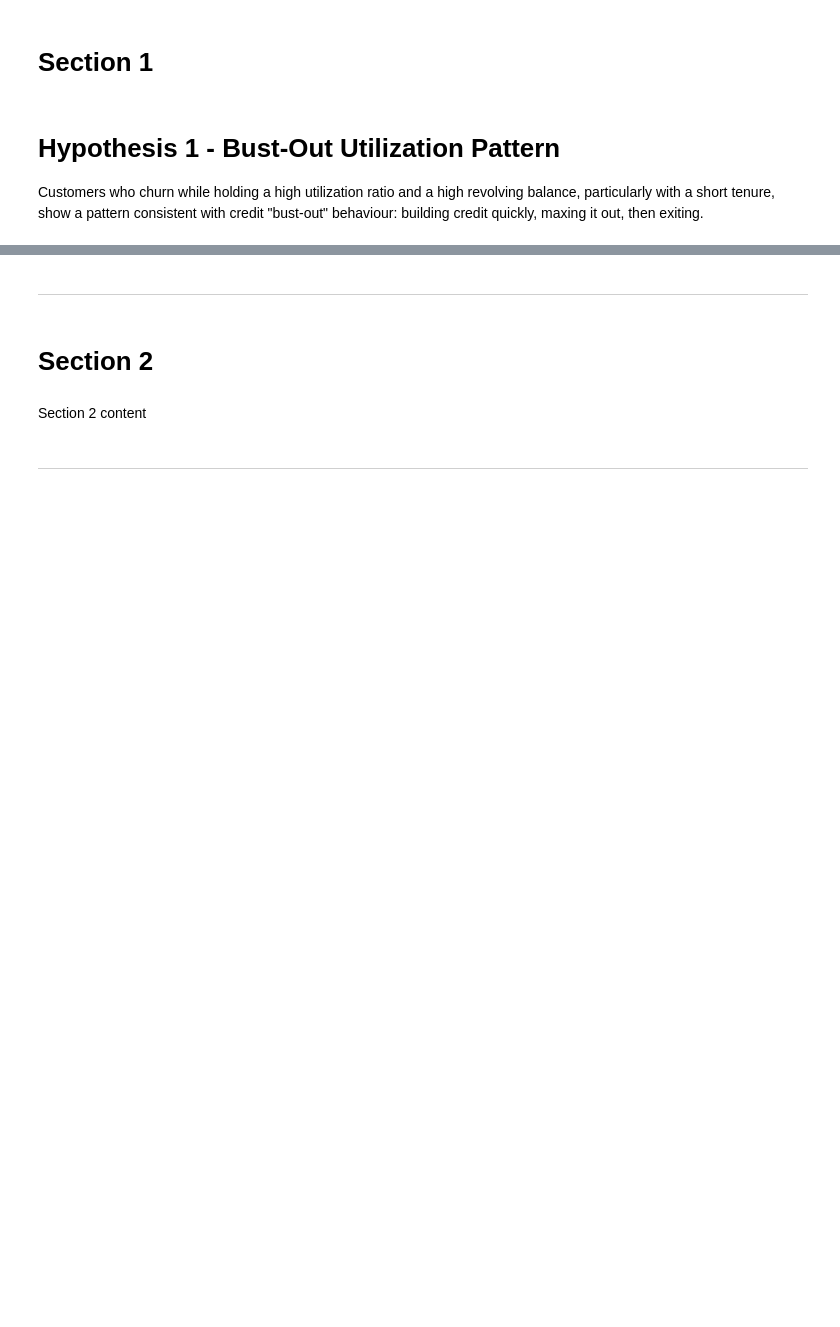
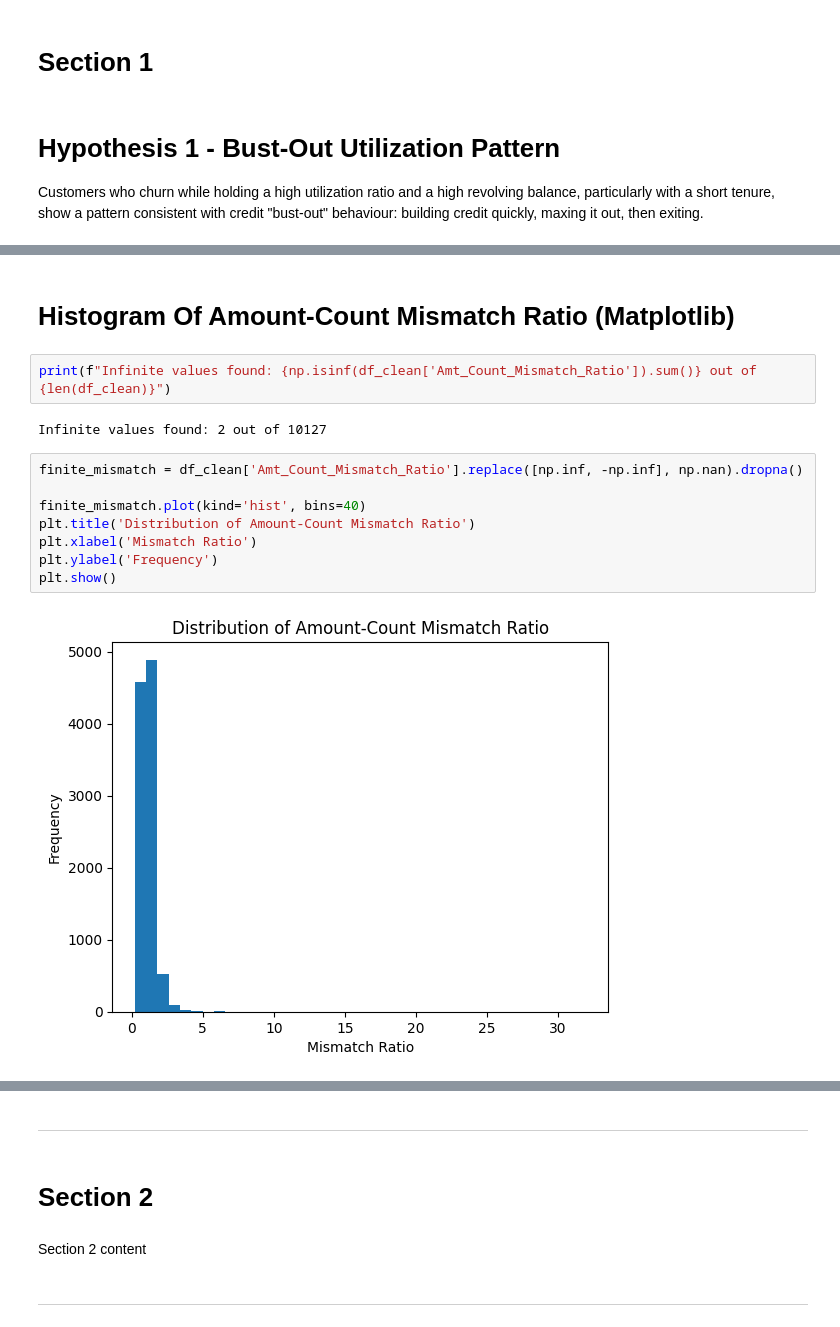
Before and after one commit to Haroon-Code-2026/Credit-Cards-Analysis, a Jupyter notebook: jupyter_notebooks/Data_Visualisation.ipynb, the cells around one changed output, grey strips where cells are left out. Saved outputs shown, nothing was run; the diff lists cells and outputs as text; blank space fills up the shorter version.

```diff
--- a/jupyter_notebooks/Data_Visualisation.ipynb
+++ b/jupyter_notebooks/Data_Visualisation.ipynb
@@ -68,0 +127,16 @@ building credit quickly, maxing it out, then exiting.
+# %% [markdown]
+# Histogram Of Amount-Count Mismatch Ratio (Matplotlib)
+# %%
+print(f"Infinite values found: {np.isinf(df_clean['Amt_Count_Mismatch_Ratio']).sum()} out of {len(df_clean)}")
+# %% [output]
+Infinite values found: 2 out of 10127
+# %%
+finite_mismatch = df_clean['Amt_Count_Mismatch_Ratio'].replace([np.inf, -np.inf], np.nan).dropna()
+
+finite_mismatch.plot(kind='hist', bins=40)
+plt.title('Distribution of Amount-Count Mismatch Ratio')
+plt.xlabel('Mismatch Ratio')
+plt.ylabel('Frequency')
+plt.show()
+# %% [output]
+[figure, added]
```
Also changed, not shown: parts of 20 cells of this notebook.
